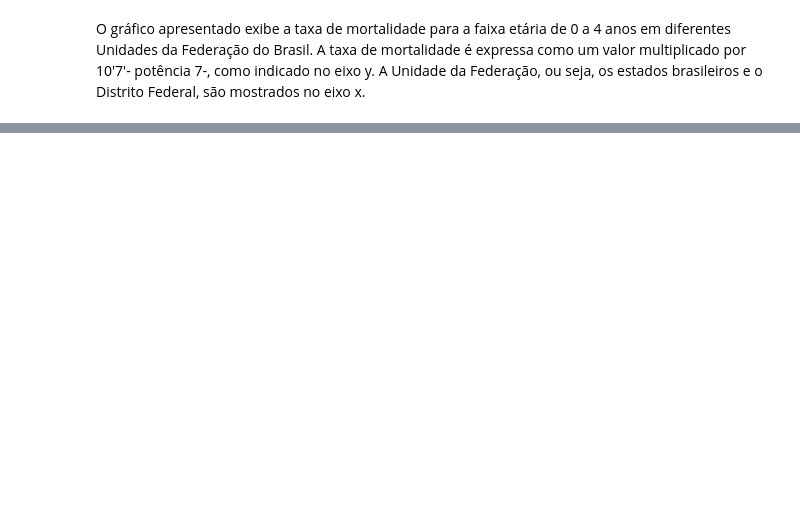
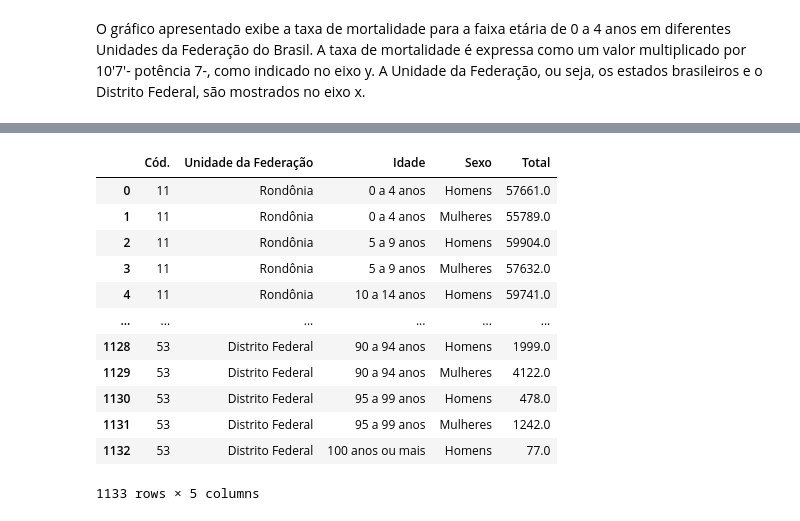
Before and after one commit to babialvesz/longevidade, a Jupyter notebook: tratamento.ipynb, the cells around one changed output, grey strips where cells are left out. Drawn from its saved outputs; the diff is of its cells as text; code cells hidden in the pictures; blank space fills up the shorter version.

```diff
--- a/tratamento.ipynb
+++ b/tratamento.ipynb
@@ -201,0 +181,8 @@ plt.show()
+# %%
+df_pop2 = pd.read_csv('/content/pop_completo.csv', delimiter=';')
+# %%
+df_pop2 = df_pop2.drop([1143, 1144, 1145, 1146, 1147], axis=0)
+# %%
+df_pop2 = df_pop2.drop([1138, 1139, 1140, 1141, 1142], axis=0)
+# %%
+df_pop2 = df_pop2.drop([1133, 1134, 1135, 1136, 1137], axis=0)
@@ -201,0 +192,16 @@ plt.show()
+# %%
+df_pop2
+# %% [output]
+|  | Cód. | Unidade da Federação | Idade | Sexo | Total |
+| 0 | 11 | Rondônia | 0 a 4 anos | Homens | 57661.0 |
+| 1 | 11 | Rondônia | 0 a 4 anos | Mulheres | 55789.0 |
+| 2 | 11 | Rondônia | 5 a 9 anos | Homens | 59904.0 |
+| 3 | 11 | Rondônia | 5 a 9 anos | Mulheres | 57632.0 |
+| 4 | 11 | Rondônia | 10 a 14 anos | Homens | 59741.0 |
+| ... | ... | ... | ... | ... | ... |
+| 1128 | 53 | Distrito Federal | 90 a 94 anos | Homens | 1999.0 |
+| 1129 | 53 | Distrito Federal | 90 a 94 anos | Mulheres | 4122.0 |
+| 1130 | 53 | Distrito Federal | 95 a 99 anos | Homens | 478.0 |
+| 1131 | 53 | Distrito Federal | 95 a 99 anos | Mulheres | 1242.0 |
+| 1132 | 53 | Distrito Federal | 100 anos ou mais | Homens | 77.0 |
+1133 rows × 5 columns
```
Also changed, not shown: parts of 19 cells of this notebook.
